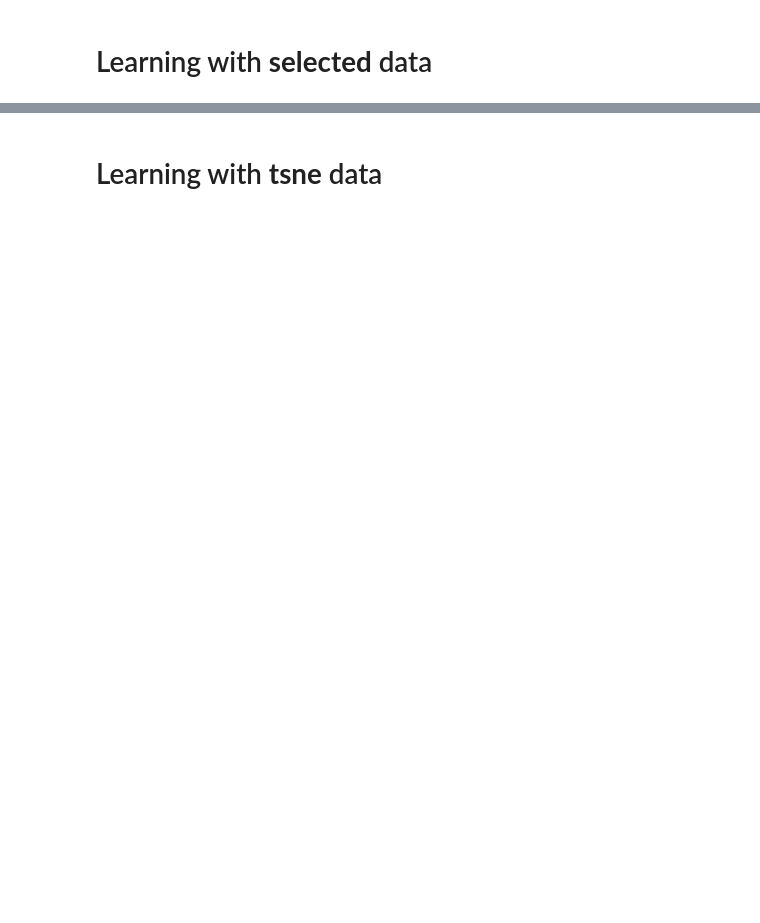
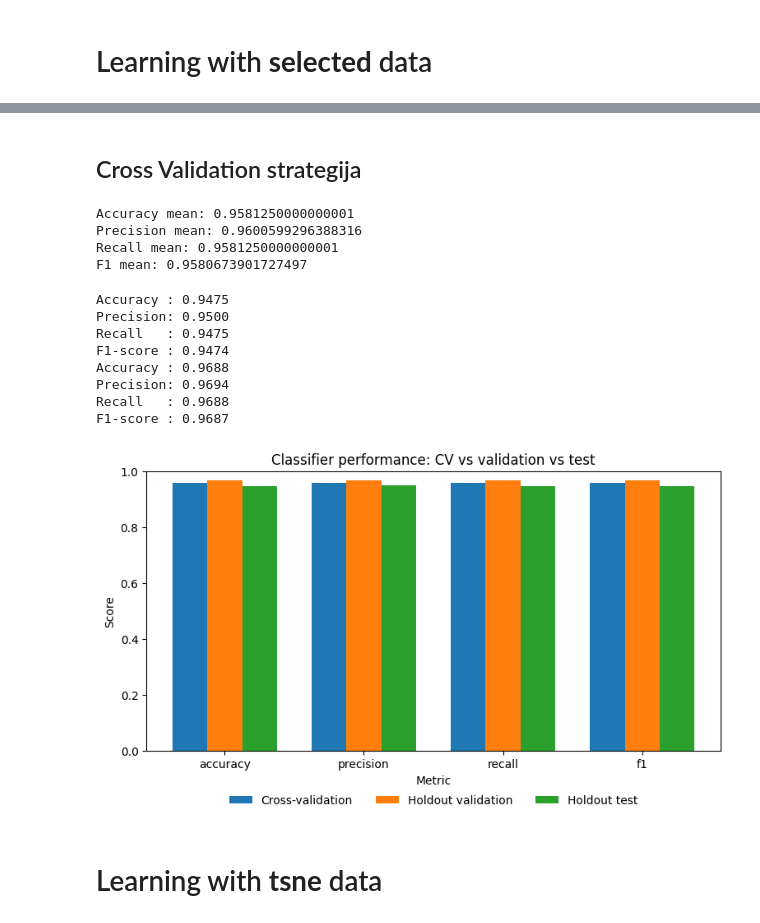
Before and after one commit to Edukasas/ML, a Jupyter notebook: knearest.ipynb, the cells around one changed output, grey strips where cells are left out. Saved outputs shown, nothing was run; the diff lists cells and outputs as text; code cells hidden in the pictures; blank space fills up the shorter version.

```diff
--- a/knearest.ipynb
+++ b/knearest.ipynb
@@ -70,3 +77,71 @@ weighted avg       0.95      0.95      0.95       400
+# %% [markdown]
+<h2>Cross Validation strategija</h2>
+# %%
+
+scoring = {
+    "acc": "accuracy",
+    "prec": "precision_macro",
+    "rec": "recall_macro",
+    "f1": "f1_macro",
+}
+
+cv_results = cross_validate(knn_selected_features, X_learn_selected, y_learn_selected,
+                            scoring=scoring)
+
+print("Accuracy mean:", cv_results["test_acc"].mean())
+print("Precision mean:", cv_results["test_prec"].mean())
+print("Recall mean:", cv_results["test_rec"].mean())
+print("F1 mean:", cv_results["test_f1"].mean())
+# %% [output]
+Accuracy mean: 0.9581250000000001
+Precision mean: 0.9600599296388316
+Recall mean: 0.9581250000000001
+F1 mean: 0.9580673901727497
+# %%
+# Holdout (test) metrics
+acc_test, prec_test, rec_test, f1_test = print_classification_metrics(y_test_selected, y_pred_test_selected)
+acc_val, prec_val, rec_val, f1_val = print_classification_metrics(y_valid_selected, y_pred_val)
+# Cross-validation (mean metrics)
+acc_cv  = cv_results["test_acc"].mean()
+prec_cv = cv_results["test_prec"].mean()
+rec_cv  = cv_results["test_rec"].mean()
+f1_cv   = cv_results["test_f1"].mean()
+
+metrics = ["accuracy", "precision", "recall", "f1"]
+
+cv_vals      = [acc_cv,   prec_cv,   rec_cv,   f1_cv]
+val_vals     = [acc_val,  prec_val,  rec_val,  f1_val]
+test_vals    = [acc_test, prec_test, rec_test, f1_test]
+
+x = np.arange(len(metrics))
+width = 0.25
+
+plt.figure(figsize=(9, 5))
+plt.bar(x - width,        cv_vals,   width, label="Cross-validation")
+plt.bar(x,                val_vals,  width, label="Holdout validation")
+plt.bar(x + width,        test_vals, width, label="Holdout test")
+
+plt.xticks(x, metrics)
+plt.ylim(0, 1.0)
+plt.xlabel("Metric")
+plt.ylabel("Score")
+plt.title("Classifier performance: CV vs validation vs test")
+plt.subplots_adjust(bottom=0.2)
+plt.legend(loc="upper center",
+           bbox_to_anchor=(0.5, -0.12),
+           ncol=3,
+           frameon=False)
+plt.show()
+# %% [output]
+Accuracy : 0.9475
+Precision: 0.9500
+Recall   : 0.9475
+F1-score : 0.9474
+Accuracy : 0.9688
+Precision: 0.9694
+Recall   : 0.9688
+F1-score : 0.9687
+[figure, added]
 # %% [markdown]
 <h1>Learning with <b>tsne</b> data</h1>
 # %%
```
Also changed, not shown: parts of 22 cells of this notebook.
